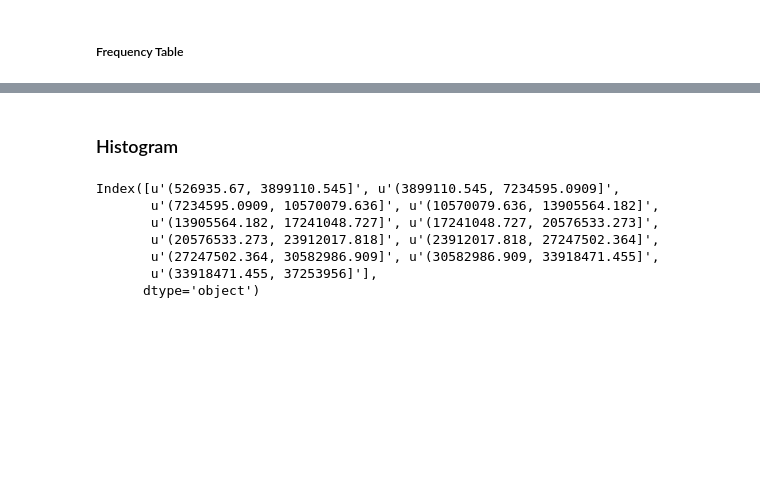
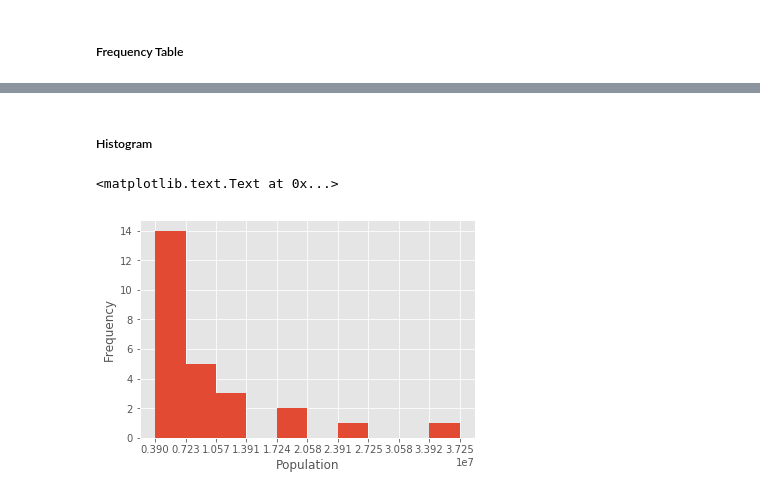
Before and after one commit to dhanonethree/xml2csv, a Jupyter notebook: Chapter1.ipynb, the cells around one changed output, grey strips where cells are left out. Cells and saved outputs as stored; diff of their text form; code cells hidden in the pictures; blank space fills up the shorter version.

```diff
--- a/Chapter1.ipynb
+++ b/Chapter1.ipynb
@@ -306,6 +309,6 @@ df_state["Population"].plot(kind='box')
 # %% [markdown]
 ##### Frequency Table
 # %%
-breaks = pd.cut(np.array(df_state["Population"]), 11, right=True, include_lowest=True)
-breaks.value_counts()
+pop_binned = pd.cut(np.array(df_state["Population"]), 11, right=True, include_lowest=True)
+pop_binned.value_counts()
 # %% [output]
@@ -323,14 +326,12 @@ breaks.value_counts()
 dtype: int64
 # %% [markdown]
-### Histogram
+##### Histogram
-# %%
-breaks.categories
-# plt.hist(breaks)
-# %% [output]
-Index([u'(526935.67, 3899110.545]', u'(3899110.545, 7234595.0909]',
-       u'(7234595.0909, 10570079.636]', u'(10570079.636, 13905564.182]',
-       u'(13905564.182, 17241048.727]', u'(17241048.727, 20576533.273]',
-       u'(20576533.273, 23912017.818]', u'(23912017.818, 27247502.364]',
-       u'(27247502.364, 30582986.909]', u'(30582986.909, 33918471.455]',
-       u'(33918471.455, 37253956]'],
-      dtype='object')
+# %%
+cuts = [intv.right for intv in pop_binned.categories]
+plt.xticks(cuts)
+plt.hist(df_state['Population'], bins=cuts)
+plt.xlabel('Population')
+plt.ylabel('Frequency')
+# %% [output]
+<matplotlib.text.Text at 0x...>
+[figure, added]
```
Also changed, not shown: parts of 28 cells of this notebook.
